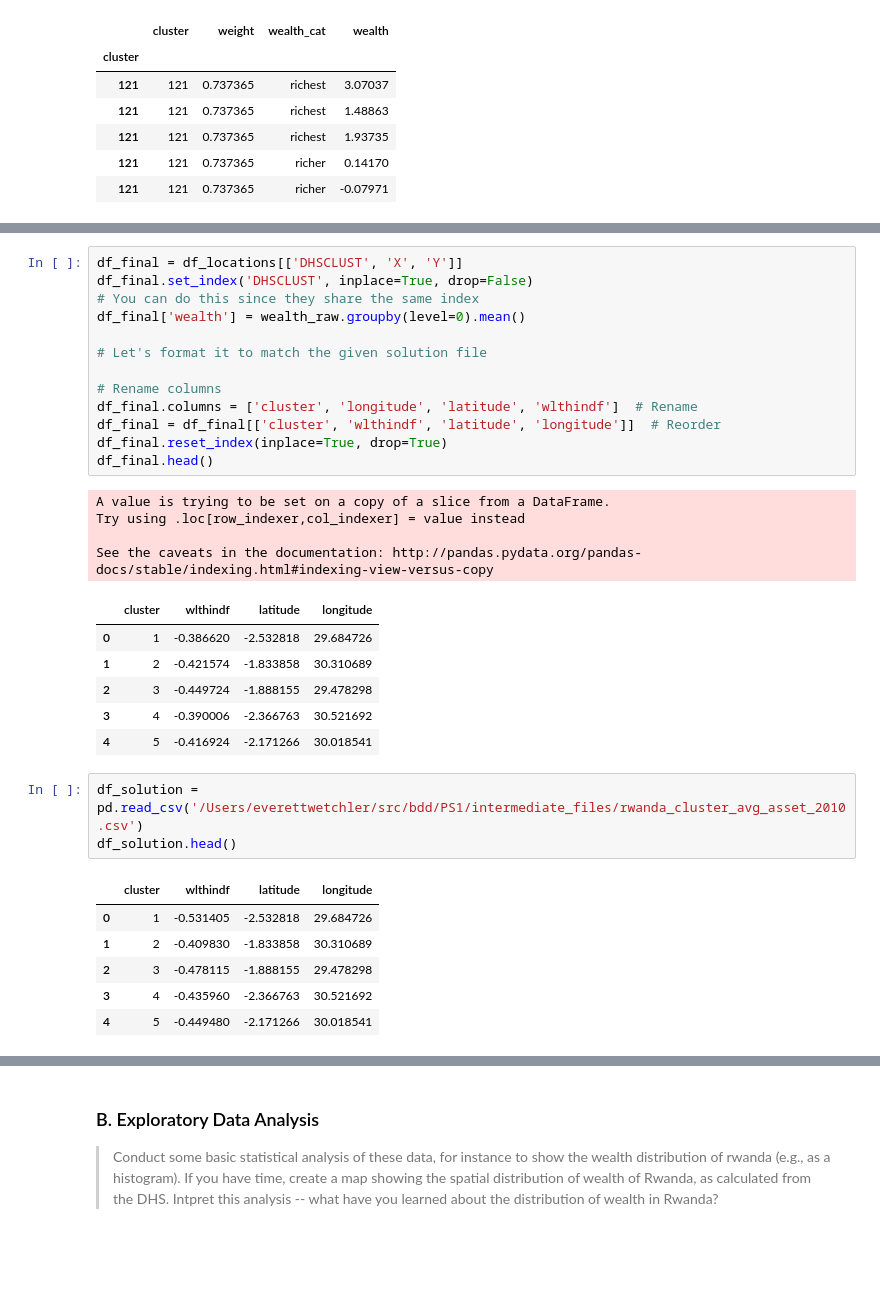
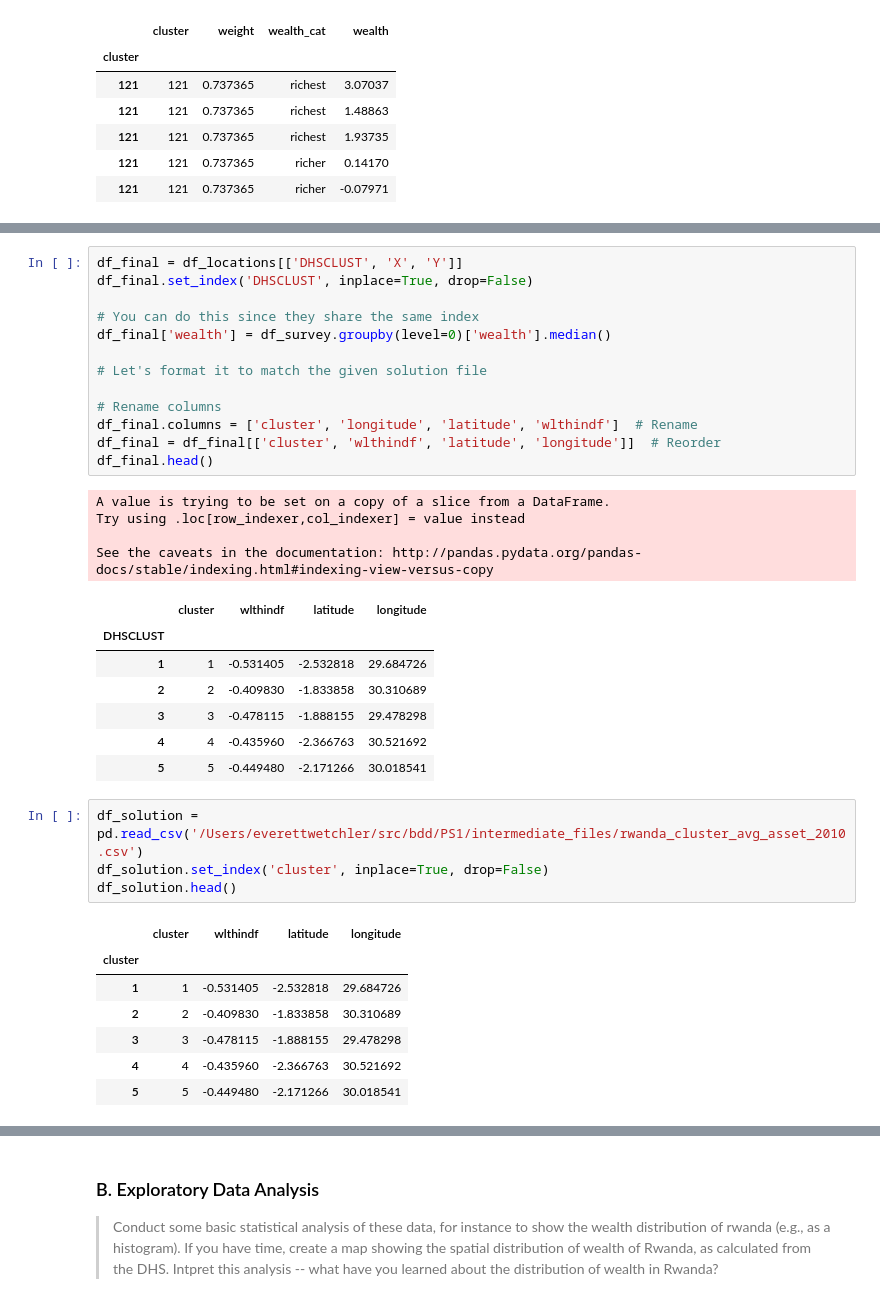
Before and after one commit to wetchler/bdd, a Jupyter notebook: PS1/BDD2019-PS1.ipynb, the cells around one changed output, grey strips where cells are left out. Cells and saved outputs as stored; diff of their text form; blank space fills up the shorter version.

```diff
--- a/PS1/BDD2019-PS1.ipynb
+++ b/PS1/BDD2019-PS1.ipynb
@@ -306,37 +264,40 @@ df_locations.head()
 # %%
 df_final = df_locations[['DHSCLUST', 'X', 'Y']]
 df_final.set_index('DHSCLUST', inplace=True, drop=False)
+
 # You can do this since they share the same index
-df_final['wealth'] = wealth_raw.groupby(level=0).mean()
+df_final['wealth'] = df_survey.groupby(level=0)['wealth'].median()
 
 # Let's format it to match the given solution file
 
 # Rename columns
 df_final.columns = ['cluster', 'longitude', 'latitude', 'wlthindf']  # Rename
 df_final = df_final[['cluster', 'wlthindf', 'latitude', 'longitude']]  # Reorder
-df_final.reset_index(inplace=True, drop=True)
 df_final.head()
 # %% [output]
 A value is trying to be set on a copy of a slice from a DataFrame.
 Try using .loc[row_indexer,col_indexer] = value instead
 
 See the caveats in the documentation: http://pandas.pydata.org/pandas-docs/stable/indexing.html#indexing-view-versus-copy
 |  | cluster | wlthindf | latitude | longitude |
-| 0 | 1 | -0.386620 | -2.532818 | 29.684726 |
-| 1 | 2 | -0.421574 | -1.833858 | 30.310689 |
-| 2 | 3 | -0.449724 | -1.888155 | 29.478298 |
-| 3 | 4 | -0.390006 | -2.366763 | 30.521692 |
-| 4 | 5 | -0.416924 | -2.171266 | 30.018541 |
+| DHSCLUST |  |  |  |  |
+| 1 | 1 | -0.531405 | -2.532818 | 29.684726 |
+| 2 | 2 | -0.409830 | -1.833858 | 30.310689 |
+| 3 | 3 | -0.478115 | -1.888155 | 29.478298 |
+| 4 | 4 | -0.435960 | -2.366763 | 30.521692 |
+| 5 | 5 | -0.449480 | -2.171266 | 30.018541 |
 # %%
 df_solution = pd.read_csv('/Users/everettwetchler/src/bdd/PS1/intermediate_files/rwanda_cluster_avg_asset_2010.csv')
+df_solution.set_index('cluster', inplace=True, drop=False)
 df_solution.head()
 # %% [output]
 |  | cluster | wlthindf | latitude | longitude |
-| 0 | 1 | -0.531405 | -2.532818 | 29.684726 |
-| 1 | 2 | -0.409830 | -1.833858 | 30.310689 |
-| 2 | 3 | -0.478115 | -1.888155 | 29.478298 |
-| 3 | 4 | -0.435960 | -2.366763 | 30.521692 |
-| 4 | 5 | -0.449480 | -2.171266 | 30.018541 |
+| cluster |  |  |  |  |
+| 1 | 1 | -0.531405 | -2.532818 | 29.684726 |
+| 2 | 2 | -0.409830 | -1.833858 | 30.310689 |
+| 3 | 3 | -0.478115 | -1.888155 | 29.478298 |
+| 4 | 4 | -0.435960 | -2.366763 | 30.521692 |
+| 5 | 5 | -0.449480 | -2.171266 | 30.018541 |
 # %%
 # Make sure the cluster numbers and locations match, at least
 # As you'll see, our wealth index computations fail
```
Also changed, not shown: parts of 13 cells of this notebook.
